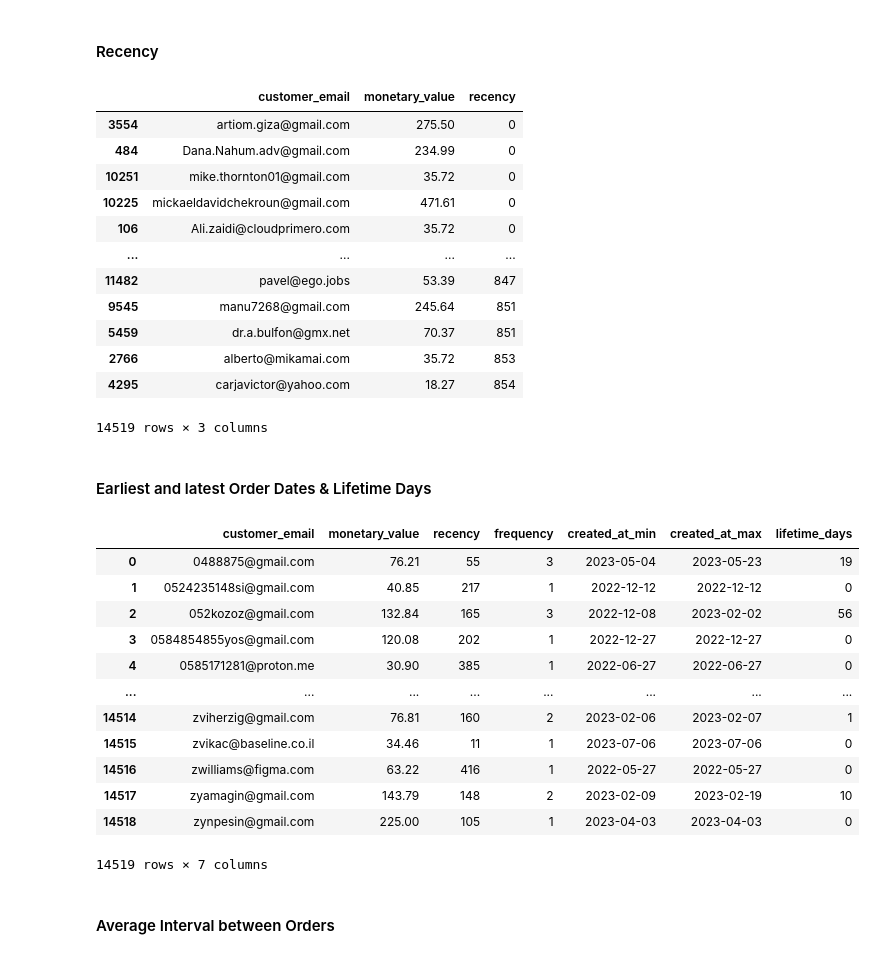
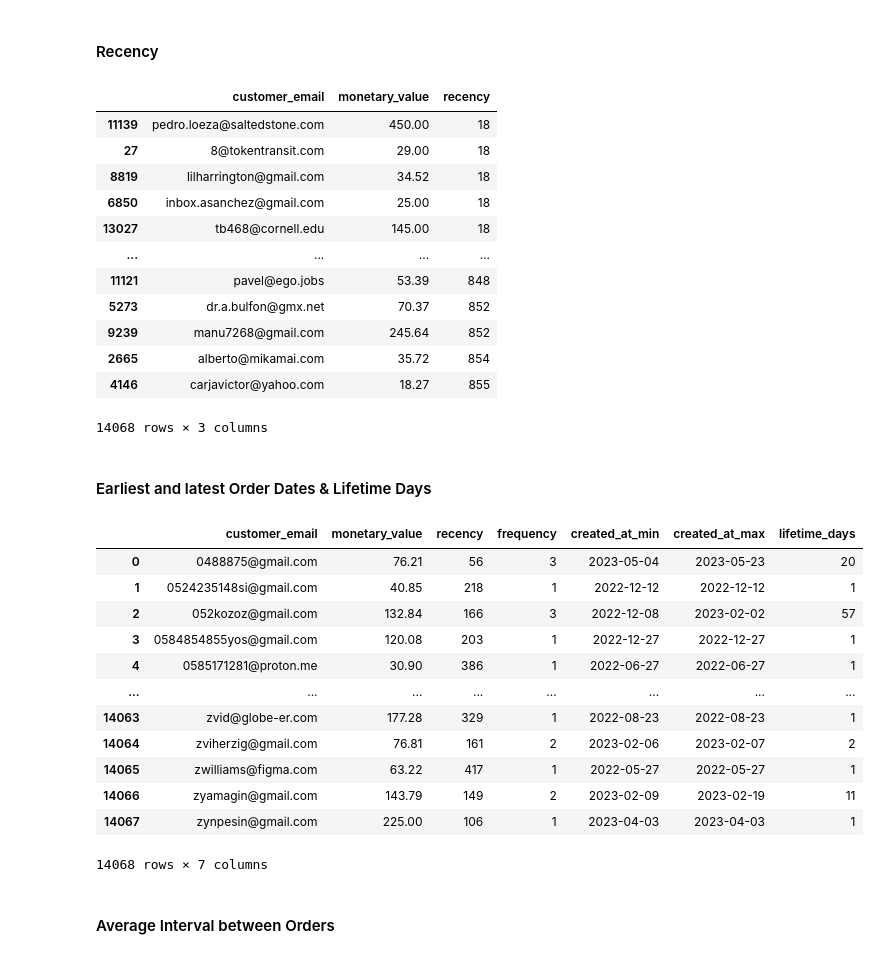
Before and after one commit to talnmizrachi/flexspace_proj, a Jupyter notebook: Flexspace_Customer_Analysis.ipynb, the cells around one changed output. Cells and saved outputs as stored; diff of their text form; code cells hidden in the pictures.

```diff
--- a/Flexspace_Customer_Analysis.ipynb
+++ b/Flexspace_Customer_Analysis.ipynb
@@ -118,8 +119,8 @@ cte_query = """
     last_refresh
   FROM
     mat_orders AS m
-  WHERE
-    status = 'paid'
+  WHERE created_at < '2023-07-01'
+    AND status = 'paid'
     AND email NOT IN (
       SELECT
         email
@@ -917,55 +922,55 @@ rfm_df.drop(['created_at', 'today'], axis=1, inplace=True)
 rfm_df.sort_values('recency', ascending=True)
 # %% [output]
 |  | customer_email | monetary_value | recency |
-| 3554 | artiom.giza@gmail.com | 275.50 | 0 |
-| 484 | Dana.Nahum.adv@gmail.com | 234.99 | 0 |
-| 10251 | mike.thornton01@gmail.com | 35.72 | 0 |
-| 10225 | mickaeldavidchekroun@gmail.com | 471.61 | 0 |
-| 106 | Ali.zaidi@cloudprimero.com | 35.72 | 0 |
+| 11139 | pedro.loeza@saltedstone.com | 450.00 | 18 |
+| 27 | 8@tokentransit.com | 29.00 | 18 |
+| 8819 | lilharrington@gmail.com | 34.52 | 18 |
+| 6850 | inbox.asanchez@gmail.com | 25.00 | 18 |
+| 13027 | tb468@cornell.edu | 145.00 | 18 |
 | ... | ... | ... | ... |
-| 11482 | pavel@ego.jobs | 53.39 | 847 |
-| 9545 | manu7268@gmail.com | 245.64 | 851 |
-| 5459 | dr.a.bulfon@gmx.net | 70.37 | 851 |
-| 2766 | alberto@mikamai.com | 35.72 | 853 |
-| 4295 | carjavictor@yahoo.com | 18.27 | 854 |
+| 11121 | pavel@ego.jobs | 53.39 | 848 |
+| 5273 | dr.a.bulfon@gmx.net | 70.37 | 852 |
+| 9239 | manu7268@gmail.com | 245.64 | 852 |
+| 2665 | alberto@mikamai.com | 35.72 | 854 |
+| 4146 | carjavictor@yahoo.com | 18.27 | 855 |
-14519 rows × 3 columns
+14068 rows × 3 columns
 # %% [markdown]
 #### Earliest and latest Order Dates & Lifetime Days
 # %%
 # Need to merge frequency_rfm
 # I now want to add features: lifetime and avg interval in days
 # Here I will add lifetime to the RFM
 
 min_max_created_at = filtered_df.groupby('customer_email')['created_at'].agg(['min', 'max']).reset_index()
 min_max_created_at.columns = ['customer_email', 'created_at_min', 'created_at_max']
 
 # Merge min_max_created_at and frequency_rfm with rfm_df
 rfm_df = rfm_df.merge(frequency_rfm, on='customer_email')
 rfm_df = rfm_df.merge(min_max_created_at, on='customer_email')
 
 # Calculate the lifetime in days
 rfm_df['created_at_max'] = rfm_df.created_at_max.dt.date
 rfm_df['created_at_min'] = rfm_df.created_at_min.dt.date
-rfm_df['lifetime_days'] = (rfm_df['created_at_max'] - rfm_df['created_at_min']).dt.days
+rfm_df['lifetime_days'] = (rfm_df['created_at_max'] - rfm_df['created_at_min']).dt.days + 1
 
 rfm_df.rename(columns={'created_at': 'frequency'}, inplace=True)
 
 # Updated RFM DataFrame
 rfm_df
 # %% [output]
 |  | customer_email | monetary_value | recency | frequency | created_at_min | created_at_max | lifetime_days |
-| 0 | 0488875@gmail.com | 76.21 | 55 | 3 | 2023-05-04 | 2023-05-23 | 19 |
-| 1 | 0524235148si@gmail.com | 40.85 | 217 | 1 | 2022-12-12 | 2022-12-12 | 0 |
-| 2 | 052kozoz@gmail.com | 132.84 | 165 | 3 | 2022-12-08 | 2023-02-02 | 56 |
-| 3 | 0584854855yos@gmail.com | 120.08 | 202 | 1 | 2022-12-27 | 2022-12-27 | 0 |
-| 4 | 0585171281@proton.me | 30.90 | 385 | 1 | 2022-06-27 | 2022-06-27 | 0 |
+| 0 | 0488875@gmail.com | 76.21 | 56 | 3 | 2023-05-04 | 2023-05-23 | 20 |
+| 1 | 0524235148si@gmail.com | 40.85 | 218 | 1 | 2022-12-12 | 2022-12-12 | 1 |
+| 2 | 052kozoz@gmail.com | 132.84 | 166 | 3 | 2022-12-08 | 2023-02-02 | 57 |
+| 3 | 0584854855yos@gmail.com | 120.08 | 203 | 1 | 2022-12-27 | 2022-12-27 | 1 |
+| 4 | 0585171281@proton.me | 30.90 | 386 | 1 | 2022-06-27 | 2022-06-27 | 1 |
 | ... | ... | ... | ... | ... | ... | ... | ... |
-| 14514 | zviherzig@gmail.com | 76.81 | 160 | 2 | 2023-02-06 | 2023-02-07 | 1 |
-| 14515 | zvikac@baseline.co.il | 34.46 | 11 | 1 | 2023-07-06 | 2023-07-06 | 0 |
-| 14516 | zwilliams@figma.com | 63.22 | 416 | 1 | 2022-05-27 | 2022-05-27 | 0 |
-| 14517 | zyamagin@gmail.com | 143.79 | 148 | 2 | 2023-02-09 | 2023-02-19 | 10 |
-| 14518 | zynpesin@gmail.com | 225.00 | 105 | 1 | 2023-04-03 | 2023-04-03 | 0 |
+| 14063 | zvid@globe-er.com | 177.28 | 329 | 1 | 2022-08-23 | 2022-08-23 | 1 |
+| 14064 | zviherzig@gmail.com | 76.81 | 161 | 2 | 2023-02-06 | 2023-02-07 | 2 |
+| 14065 | zwilliams@figma.com | 63.22 | 417 | 1 | 2022-05-27 | 2022-05-27 | 1 |
+| 14066 | zyamagin@gmail.com | 143.79 | 149 | 2 | 2023-02-09 | 2023-02-19 | 11 |
+| 14067 | zynpesin@gmail.com | 225.00 | 106 | 1 | 2023-04-03 | 2023-04-03 | 1 |
-14519 rows × 7 columns
+14068 rows × 7 columns
 # %% [markdown]
 #### Average Interval between Orders
 # %%
```
Also changed, not shown: parts of 99 cells of this notebook.
